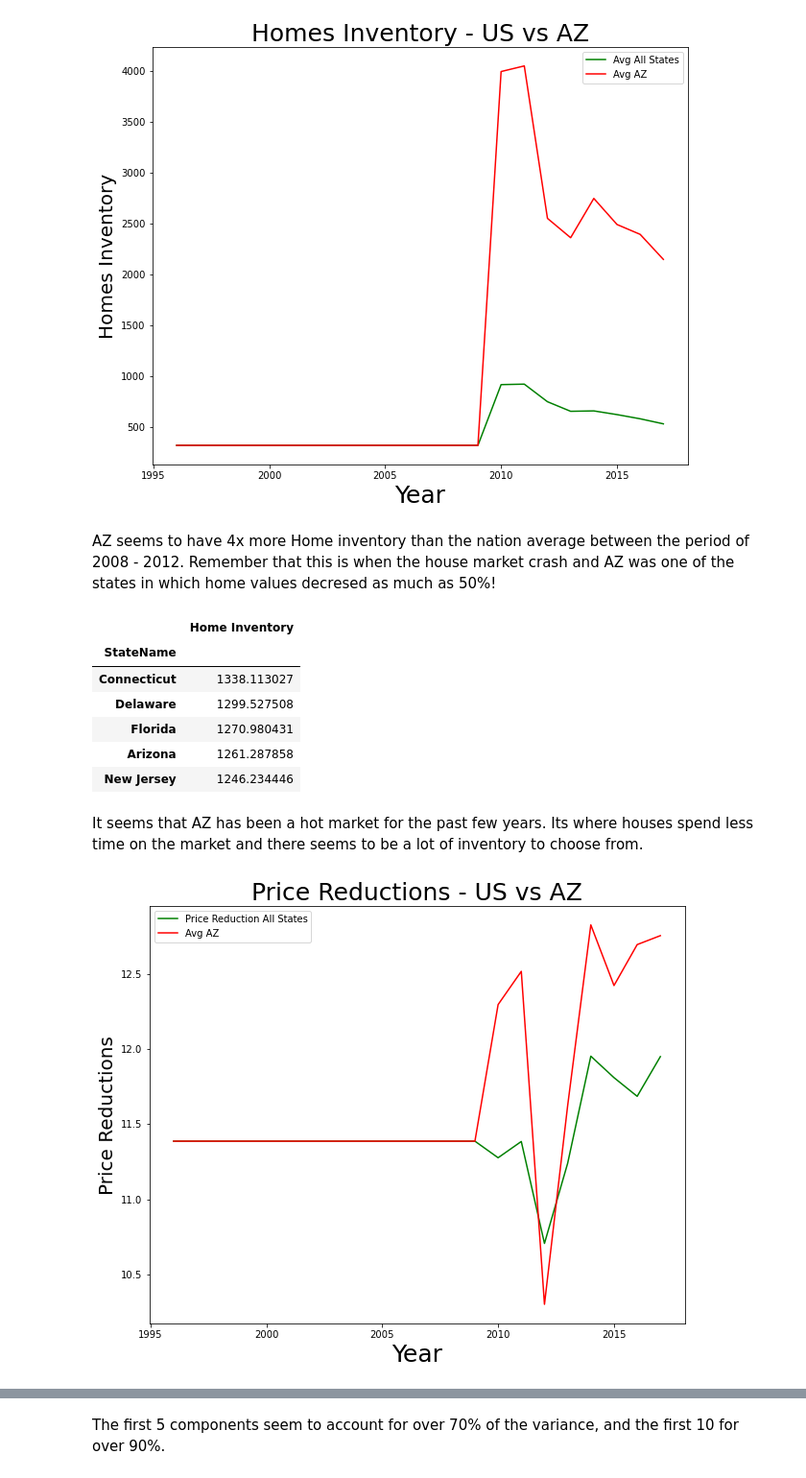
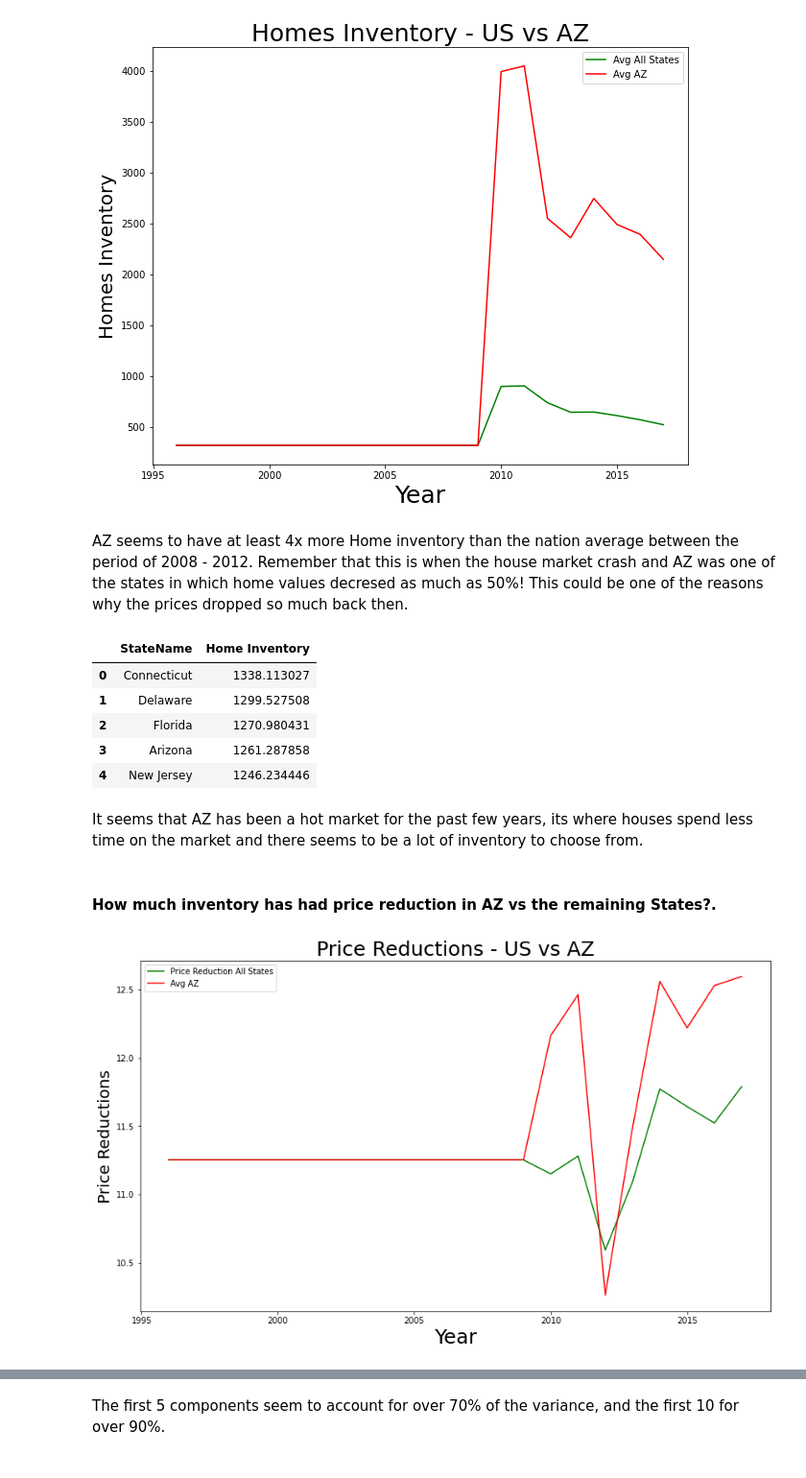
Before and after one commit to EPalomos/Phoenix_Housing, a Jupyter notebook: Zillow EDA.ipynb, the cells around one changed output, grey strips where cells are left out. Shown: that part at 96% size. Cells and saved outputs as stored; diff of their text form; code cells hidden in the pictures.

```diff
--- a/Zillow EDA.ipynb
+++ b/Zillow EDA.ipynb
@@ -57,2 +58,4 @@ To compare some state wide values to AZ, we will create a variable for AZ data o
 # %%
-AzZillowData = ZillowData[(ZillowData.StateName == "Arizona")]
+# Creating a variable for AZ data and another for all other States
+Az_ZillowData = ZillowData[(ZillowData.StateName == "Arizona")]
+AllStates_ZillowData = ZillowData[(ZillowData.StateName != "Arizona")]
@@ -112,34 +111,36 @@ plt.show()
 # %% [output]
 [figure]
 # %% [markdown]
-AZ seems to have 4x more Home inventory than the nation average between the period of 2008 - 2012. Remember that this is when the house market crash and AZ was one of the states in which home values decresed as much as 50%!
+AZ seems to have at least 4x more Home inventory than the nation average between the period of 2008 - 2012. Remember that this is when the house market crash and AZ was one of the states in which home values decresed as much as 50%!
+This could be one of the reasons why the prices dropped so much back then.
 # %%
 Most_HomeInvt = ZillowData[['StateName','InventoryRaw_AllHomes']].groupby(['StateName'])['InventoryRaw_AllHomes'].mean().to_frame('Home Inventory')
-Most_HomeInvt.sort_values(by=['Home Inventory'], ascending=False).head(5)
+Most_HomeInvt.sort_values(by=['Home Inventory'], ascending=False).head(5).reset_index()
 # %% [output]
-|  | Home Inventory |
-| StateName |  |
-| Connecticut | 1338.113027 |
-| Delaware | 1299.527508 |
-| Florida | 1270.980431 |
-| Arizona | 1261.287858 |
-| New Jersey | 1246.234446 |
+|  | StateName | Home Inventory |
+| 0 | Connecticut | 1338.113027 |
+| 1 | Delaware | 1299.527508 |
+| 2 | Florida | 1270.980431 |
+| 3 | Arizona | 1261.287858 |
+| 4 | New Jersey | 1246.234446 |
 # %% [markdown]
-It seems that AZ has been a hot market for the past few years. Its where houses spend less time on the market and there seems to be a lot of inventory to choose from.
+It seems that AZ has been a hot market for the past few years, its where houses spend less time on the market and there seems to be a lot of inventory to choose from.
+# %% [markdown]
+#### How much inventory has had price reduction in AZ vs the remaining States?.<a id='3.5.1.2_Total_state_population'></a>
 # %%
 # Price decrease
 
-AllStates_PriceReduction = ZillowData[['Year','PctOfListingsWithPriceReductions_SingleFamilyResidence']].groupby(['Year'])['PctOfListingsWithPriceReductions_SingleFamilyResidence'].mean()
-AZ_PriceReduction = AzZillowData[['Year','PctOfListingsWithPriceReductions_SingleFamilyResidence']].groupby(['Year'])['PctOfListingsWithPriceReductions_SingleFamilyResidence'].mean()
+AllStates_PriceReduction = AllStates_ZillowData[['Year','PctOfListingsWithPriceReductions_AllHomes']].groupby(['Year'])['PctOfListingsWithPriceReductions_AllHomes'].mean()
+AZ_PriceReduction = Az_ZillowData[['Year','PctOfListingsWithPriceReductions_AllHomes']].groupby(['Year'])['PctOfListingsWithPriceReductions_AllHomes'].mean()
 
-plt.figure(figsize=(10, 8))
+plt.figure(figsize=(14, 8))
 plt.plot(AllStates_PriceReduction, color='g', label='Price Reduction All States')
 plt.plot(AZ_PriceReduction, color='r', label='Avg AZ')
 plt.xlabel('Year',fontsize = 25)
 plt.ylabel('Price Reductions',fontsize = 20)
 plt.title('Price Reductions - US vs AZ',fontsize = 25)
 plt.legend()
 plt.show()
 # %% [output]
-[figure, old version]
+[figure, new version]
 # %% [markdown]
```
Also changed, not shown: parts of 52 cells of this notebook.
